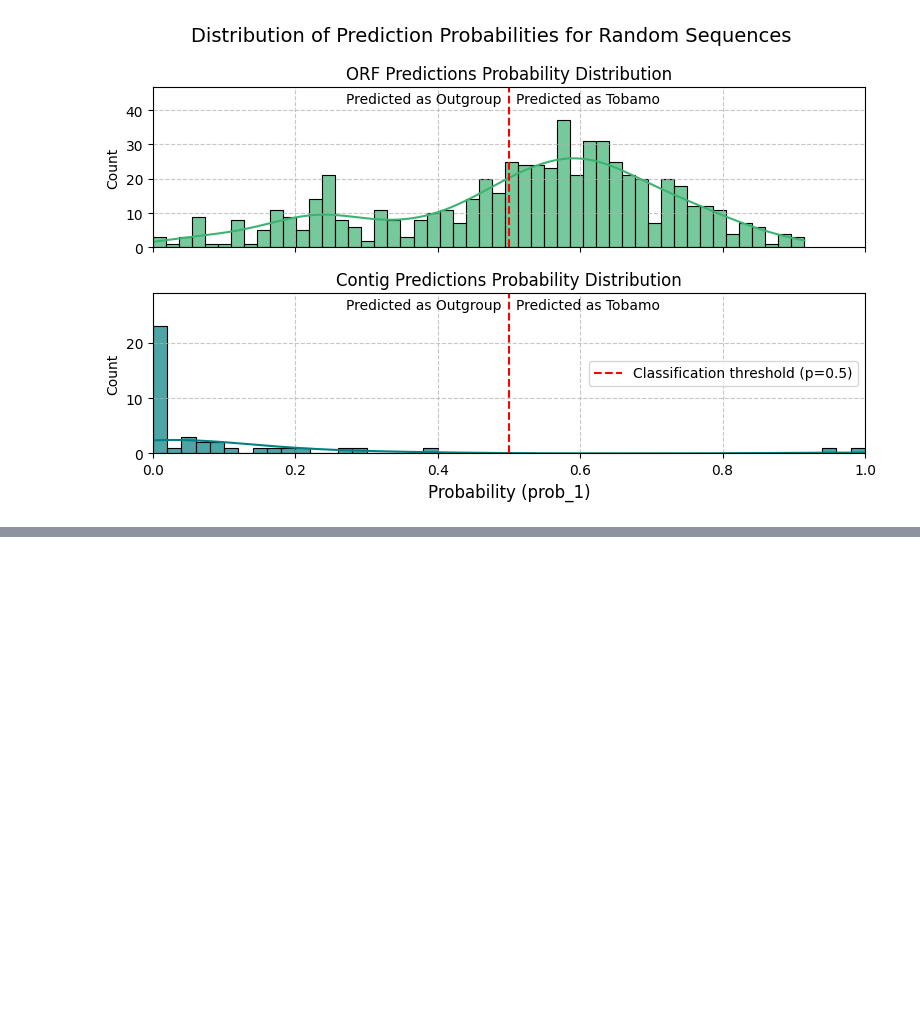
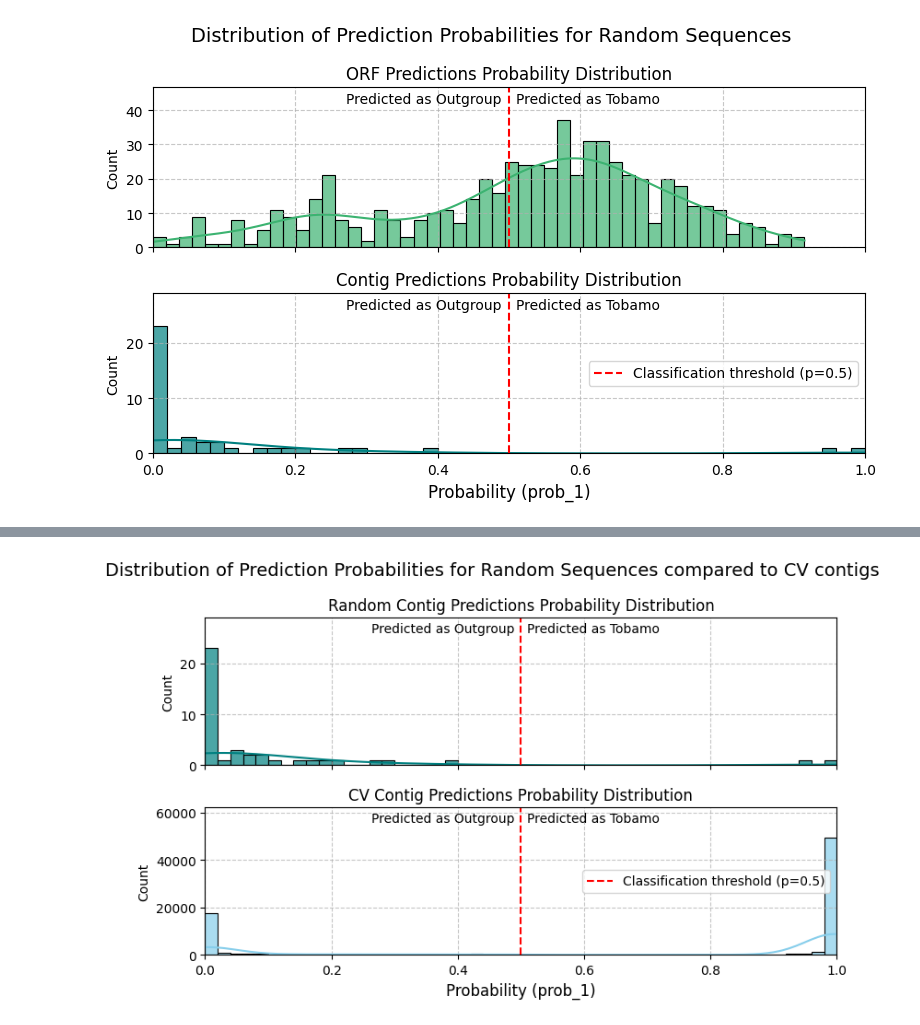
Before and after one commit to nezapajek/project-tobamo, a Jupyter notebook: analysis/model/notebooks/makeviz.ipynb, the cells around one changed output, grey strips where cells are left out. Cells and saved outputs as stored; diff of their text form; code cells hidden in the pictures; blank space fills up the shorter version.

Commit message:
add random viz

```diff
--- a/analysis/model/notebooks/makeviz.ipynb
+++ b/analysis/model/notebooks/makeviz.ipynb
@@ -1766,3 +1725,7 @@ plt.tight_layout()
 plt.show()
 # %% [output]
 [figure]
+# %%
+random_seq_dict = {record.id: record.description for record in SeqIO.parse('/home/tobamo/analize/project-tobamo/analysis/data/random_seq/non-virga_tpdb2_diamond_selected.fasta', 'fasta')}
+# %%
+contigs_random_predictions['description'] = contigs_random_predictions.index.map(random_seq_dict)
@@ -1768,0 +1760,2 @@ plt.show()
+# %%
+histogram_cv = pd.read_csv('/home/tobamo/analize/project-tobamo/analysis/model/results/evaluation_results/histogram_predictions_results.csv')
@@ -1768,0 +1774,49 @@ plt.show()
+# %%
+# Create a figure with 2 stacked subplots
+fig, (ax1, ax2) = plt.subplots(2, 1, figsize=(8, 5), sharex=True)
+
+# Plot histogram of ORF predictions (top subplot)
+sns.histplot(data=contigs_random_predictions, x="prob_1", bins=50,
+             kde=True, color="teal", alpha=0.7, ax=ax1)
+
+max_height = ax1.get_ylim()[1]
+ax1.set_ylim(0, max_height * 1.2)
+
+ax1.set_title('Random Contig Predictions Probability Distribution', fontsize=12)
+ax1.set_ylabel('Count', fontsize=10)
+ax1.grid(True, linestyle='--', alpha=0.7)
+ax1.axvline(x=0.5, color='red', linestyle='--')
+ax1.text(0.51, ax1.get_ylim()[1]*0.9, "Predicted as Tobamo", fontsize=10)
+ax1.text(0.49, ax1.get_ylim()[1]*0.9, "Predicted as Outgroup",
+        fontsize=10, ha='right')
+
+# Plot histogram of contig predictions (bottom subplot)
+sns.histplot(data=histogram_cv, x="prob_1", bins=50,
+             kde=True, color="skyblue", alpha=0.7, ax=ax2)
+
+max_height = ax2.get_ylim()[1]
+ax2.set_ylim(0, max_height * 1.2)
+
+ax2.set_title('CV Contig Predictions Probability Distribution', fontsize=12)
+ax2.set_xlabel('Probability (prob_1)', fontsize=12)
+ax2.set_ylabel('Count', fontsize=10)
+ax2.grid(True, linestyle='--', alpha=0.7)
+ax2.axvline(x=0.5, color='red', linestyle='--',
+           label='Classification threshold (p=0.5)')
+ax2.text(0.51, ax2.get_ylim()[1]*0.9, "Predicted as Tobamo", fontsize=10)
+ax2.text(0.49, ax2.get_ylim()[1]*0.9, "Predicted as Outgroup",
+        fontsize=10, ha='right')
+ax2.legend(loc = 'center right', fontsize=10)
+
+# Set common x-axis limits
+plt.xlim(0, 1)
+
+# Add overall title
+fig.suptitle('Distribution of Prediction Probabilities for Random Sequences compared to CV contigs',
+             fontsize=14, y=0.98)
+
+# Adjust layout
+plt.tight_layout()
+plt.show()
+# %% [output]
+[figure, added]
```
Also changed, not shown: parts of 5 cells of this notebook.
